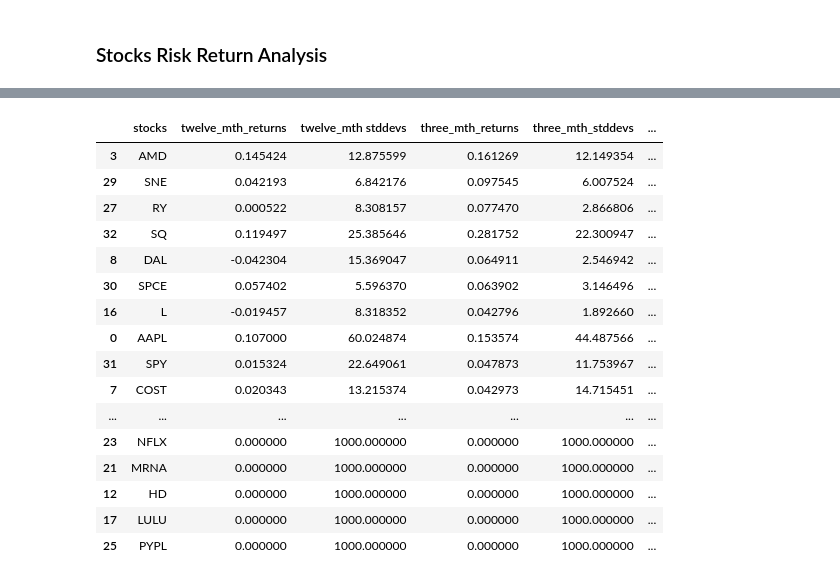
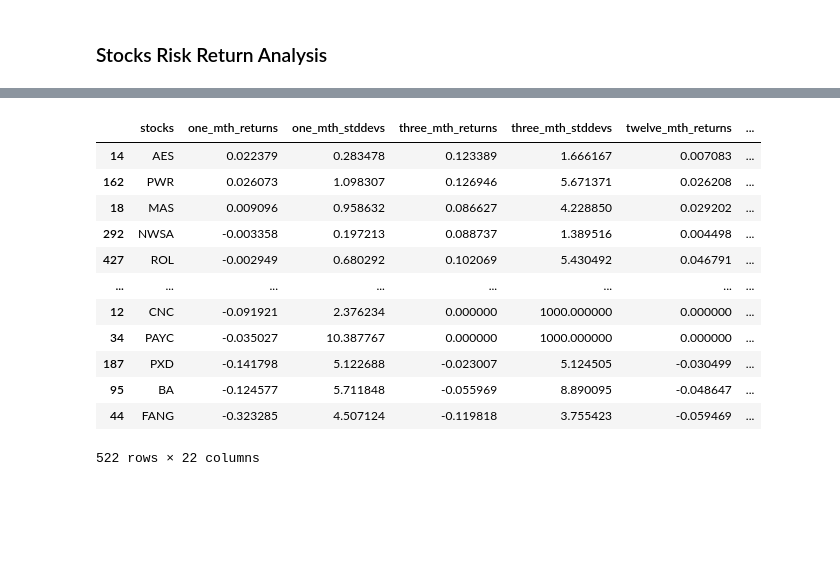
Before and after one commit to armandordorica/Portfolio_Optimization, a Jupyter notebook: Stocks_and_etfs_rotational_momentum_ranking.ipynb, the cells around one changed output, grey strips where cells are left out. Cells and saved outputs as stored; diff of their text form; code cells hidden in the pictures; blank space fills up the shorter version.

```diff
--- a/Stocks_and_etfs_rotational_momentum_ranking.ipynb
+++ b/Stocks_and_etfs_rotational_momentum_ranking.ipynb
@@ -499,0 +565,8 @@ len(twelve_mth_stddevs), len(twelve_mth_returns)
+# %%
+stocks = list(set(list(stocks + spy_stocks)))
+# %%
+one_mth_returns, one_mth_stddevs = get_risk_return_in_months(stocks, 1)
+three_mth_returns, three_mth_stddevs = get_risk_return_in_months(stocks, 3)
+twelve_mth_returns, twelve_mth_stddevs = get_risk_return_in_months(stocks, 12)
+three_year_returns, three_year_stddevs = get_risk_return_in_months(stocks, 36)
+five_year_returns, five_year_stddevs = get_risk_return_in_months(stocks, 60)
@@ -500,9 +591,6 @@ len(twelve_mth_stddevs), len(twelve_mth_returns)
 # %%
-d = {'stocks': stocks,
-     'twelve_mth_returns': twelve_mth_returns,
-     'twelve_mth stddevs':twelve_mth_stddevs,
-     'three_mth_returns' :three_mth_returns, 'three_mth_stddevs': three_mth_stddevs,
-     'one_mth_returns' :one_mth_returns, 'one_mth_stddevs': one_mth_stddevs}
+d = {'stocks': stocks,  'one_mth_returns':one_mth_returns, 'one_mth_stddevs':one_mth_stddevs, 'three_mth_returns': three_mth_returns, 'three_mth_stddevs':three_mth_stddevs,
+     'twelve_mth_returns':twelve_mth_returns, 'twelve_mth_stddevs':twelve_mth_stddevs, 'three_year_returns':three_year_returns, 'three_year_stddevs':three_year_stddevs, 'five_year_returns':five_year_returns, 'five_year_stddevs':five_year_stddevs}
 stocks_df = pd.DataFrame(data=d)
 stocks_df
 # %% [output]
@@ -526,36 +610,34 @@ stocks_df
+# %%
+stocks_df.fillna(0, inplace=True)
 # %%
 stocks_df['three_mth_return_score']=stocks_df['three_mth_returns'].rank().astype(int)
 stocks_df['one_mth_return_score']=stocks_df['one_mth_returns'].rank().astype(int)
 stocks_df['twelve_mth_return_score']=stocks_df['twelve_mth_returns'].rank().astype(int)
+stocks_df['three_year_return_score']=stocks_df['three_year_returns'].rank().astype(int)
+stocks_df['five_year_return_score']=stocks_df['five_year_returns'].rank().astype(int)
 
 stocks_df['three_mth_volatility_score']=stocks_df['three_mth_stddevs'].rank(ascending=False).astype(int)
 stocks_df['one_mth_volatility_score']=stocks_df['one_mth_stddevs'].rank(ascending=False).astype(int)
-stocks_df['twelve_mth_volatility_score']=stocks_df['twelve_mth stddevs'].rank(ascending=False).astype(int)
+stocks_df['twelve_mth_volatility_score']=stocks_df['twelve_mth_stddevs'].rank(ascending=False).astype(int)
+stocks_df['three_year_volatility_score']=stocks_df['three_year_stddevs'].rank(ascending=False).astype(int)
+stocks_df['five_year_volatility_score']=stocks_df['five_year_stddevs'].rank(ascending=False).astype(int)
 
-stocks_df['global_score'] = stocks_df['three_mth_return_score'] + stocks_df['three_mth_volatility_score'] +\
-                            stocks_df['one_mth_return_score'] + stocks_df['one_mth_volatility_score'] +\
-                            stocks_df['twelve_mth_return_score'] + stocks_df['twelve_mth_volatility_score']
+stocks_df['global_score'] = stocks_df['three_mth_return_score'] + stocks_df['three_mth_volatility_score'] +stocks_df['one_mth_return_score'] + stocks_df['one_mth_volatility_score'] + stocks_df['twelve_mth_return_score'] + stocks_df['twelve_mth_volatility_score'] +  stocks_df['three_year_return_score'] + stocks_df['three_year_volatility_score']  +stocks_df['five_year_return_score'] + stocks_df['five_year_volatility_score']
 
-stocks_df['global_score2'] = stocks_df['three_mth_return_score'] + stocks_df['three_mth_volatility_score'] +\
-                            stocks_df['one_mth_return_score'] + stocks_df['one_mth_volatility_score']
-
-stocks_df.sort_values(by='global_score', ascending=False)
+stocks_df.sort_values(by='global_score', ascending=False, inplace=True)
+stocks_df
 # %% [output]
-|  | stocks | twelve_mth_returns | twelve_mth stddevs | three_mth_returns | three_mth_stddevs | ... |
-| 3 | AMD | 0.145424 | 12.875599 | 0.161269 | 12.149354 | ... |
-| 29 | SNE | 0.042193 | 6.842176 | 0.097545 | 6.007524 | ... |
-| 27 | RY | 0.000522 | 8.308157 | 0.077470 | 2.866806 | ... |
-| 32 | SQ | 0.119497 | 25.385646 | 0.281752 | 22.300947 | ... |
-| 8 | DAL | -0.042304 | 15.369047 | 0.064911 | 2.546942 | ... |
-| 30 | SPCE | 0.057402 | 5.596370 | 0.063902 | 3.146496 | ... |
-| 16 | L | -0.019457 | 8.318352 | 0.042796 | 1.892660 | ... |
-| 0 | AAPL | 0.107000 | 60.024874 | 0.153574 | 44.487566 | ... |
-| 31 | SPY | 0.015324 | 22.649061 | 0.047873 | 11.753967 | ... |
-| 7 | COST | 0.020343 | 13.215374 | 0.042973 | 14.715451 | ... |
-| ... | ... | ... | ... | ... | ... | ... |
-| 23 | NFLX | 0.000000 | 1000.000000 | 0.000000 | 1000.000000 | ... |
-| 21 | MRNA | 0.000000 | 1000.000000 | 0.000000 | 1000.000000 | ... |
-| 12 | HD | 0.000000 | 1000.000000 | 0.000000 | 1000.000000 | ... |
-| 17 | LULU | 0.000000 | 1000.000000 | 0.000000 | 1000.000000 | ... |
-| 25 | PYPL | 0.000000 | 1000.000000 | 0.000000 | 1000.000000 | ... |
+|  | stocks | one_mth_returns | one_mth_stddevs | three_mth_returns | three_mth_stddevs | twelve_mth_returns | ... |
+| 14 | AES | 0.022379 | 0.283478 | 0.123389 | 1.666167 | 0.007083 | ... |
+| 162 | PWR | 0.026073 | 1.098307 | 0.126946 | 5.671371 | 0.026208 | ... |
+| 18 | MAS | 0.009096 | 0.958632 | 0.086627 | 4.228850 | 0.029202 | ... |
+| 292 | NWSA | -0.003358 | 0.197213 | 0.088737 | 1.389516 | 0.004498 | ... |
+| 427 | ROL | -0.002949 | 0.680292 | 0.102069 | 5.430492 | 0.046791 | ... |
+| ... | ... | ... | ... | ... | ... | ... | ... |
+| 12 | CNC | -0.091921 | 2.376234 | 0.000000 | 1000.000000 | 0.000000 | ... |
+| 34 | PAYC | -0.035027 | 10.387767 | 0.000000 | 1000.000000 | 0.000000 | ... |
+| 187 | PXD | -0.141798 | 5.122688 | -0.023007 | 5.124505 | -0.030499 | ... |
+| 95 | BA | -0.124577 | 5.711848 | -0.055969 | 8.890095 | -0.048647 | ... |
+| 44 | FANG | -0.323285 | 4.507124 | -0.119818 | 3.755423 | -0.059469 | ... |
+522 rows × 22 columns
 # %%
```
Also changed, not shown: parts of 47 cells of this notebook.
